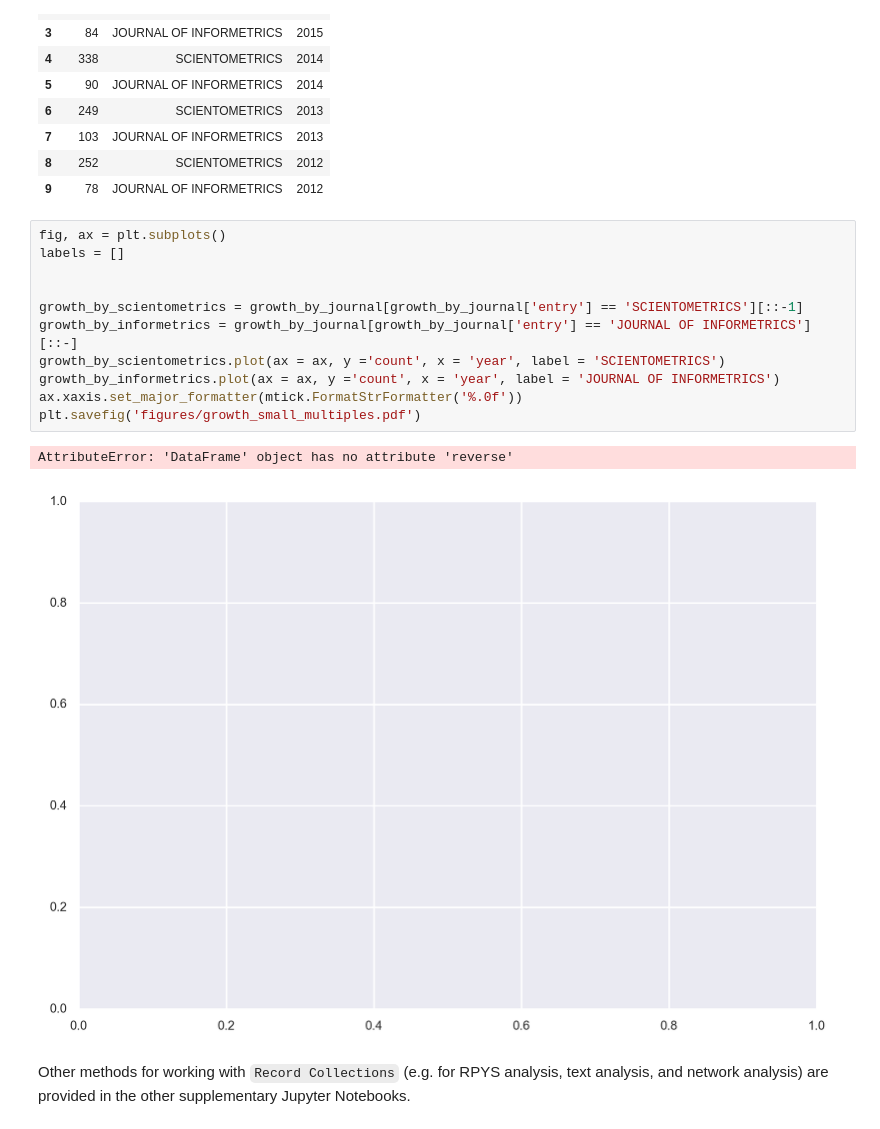
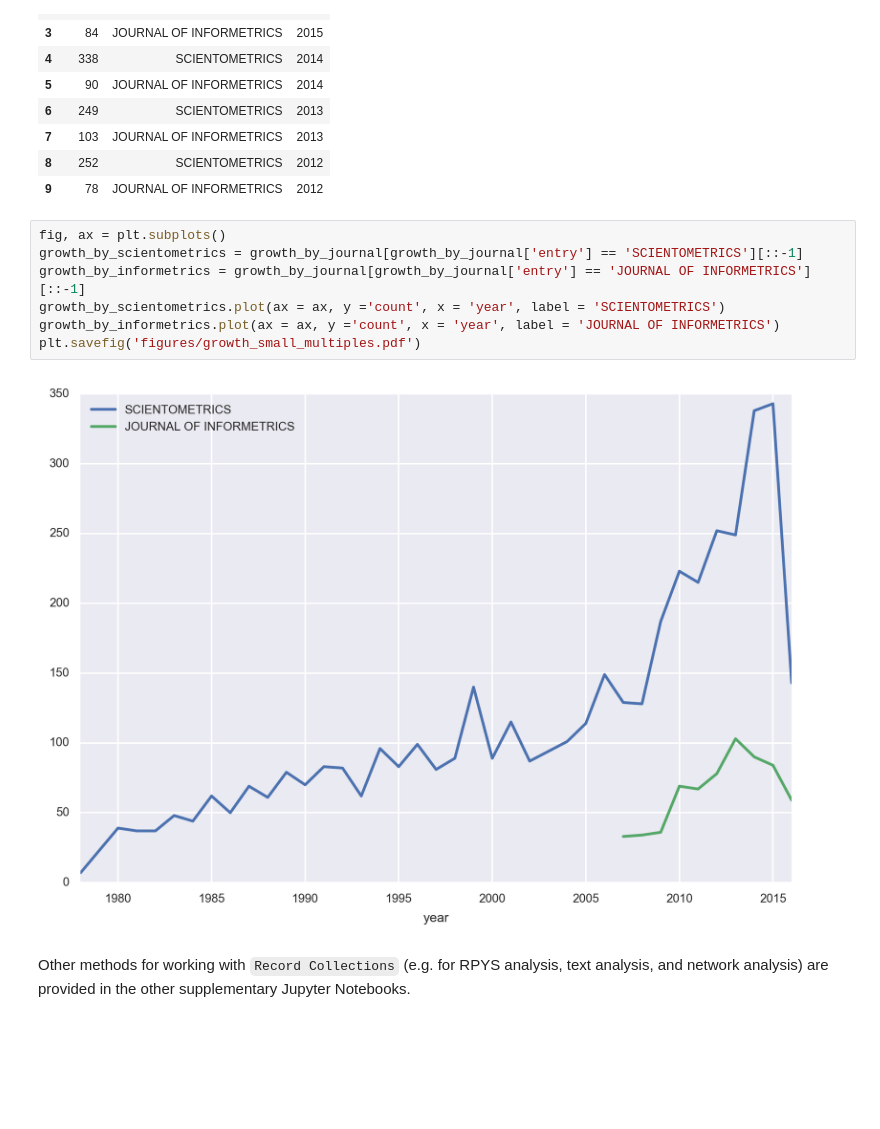
Before and after one commit to mclevey/metaknowledge_article_supplement, a Jupyter notebook: 1_record_collections.ipynb, the cells around one changed output. Drawn from its saved outputs; the diff is of its cells as text; blank space fills up the shorter version.

```diff
--- a/1_record_collections.ipynb
+++ b/1_record_collections.ipynb
@@ -239,17 +238,12 @@ growth_by_journal[:10]
 | 9 | 78 | JOURNAL OF INFORMETRICS | 2012 |
 # %%
 fig, ax = plt.subplots()
-labels = []
-
-
 growth_by_scientometrics = growth_by_journal[growth_by_journal['entry'] == 'SCIENTOMETRICS'][::-1]
-growth_by_informetrics = growth_by_journal[growth_by_journal['entry'] == 'JOURNAL OF INFORMETRICS'][::-]
+growth_by_informetrics = growth_by_journal[growth_by_journal['entry'] == 'JOURNAL OF INFORMETRICS'][::-1]
 growth_by_scientometrics.plot(ax = ax, y ='count', x = 'year', label = 'SCIENTOMETRICS')
 growth_by_informetrics.plot(ax = ax, y ='count', x = 'year', label = 'JOURNAL OF INFORMETRICS')
-ax.xaxis.set_major_formatter(mtick.FormatStrFormatter('%.0f'))
 plt.savefig('figures/growth_small_multiples.pdf')
 # %% [output]
-AttributeError: 'DataFrame' object has no attribute 'reverse'
-[figure, old version]
+[figure, new version]
 # %% [markdown]
 Other methods for working with `Record Collections` (e.g. for RPYS analysis, text analysis, and network analysis) are provided in the other supplementary Jupyter Notebooks.
```
Also changed, not shown: parts of 1 cell of this notebook.
